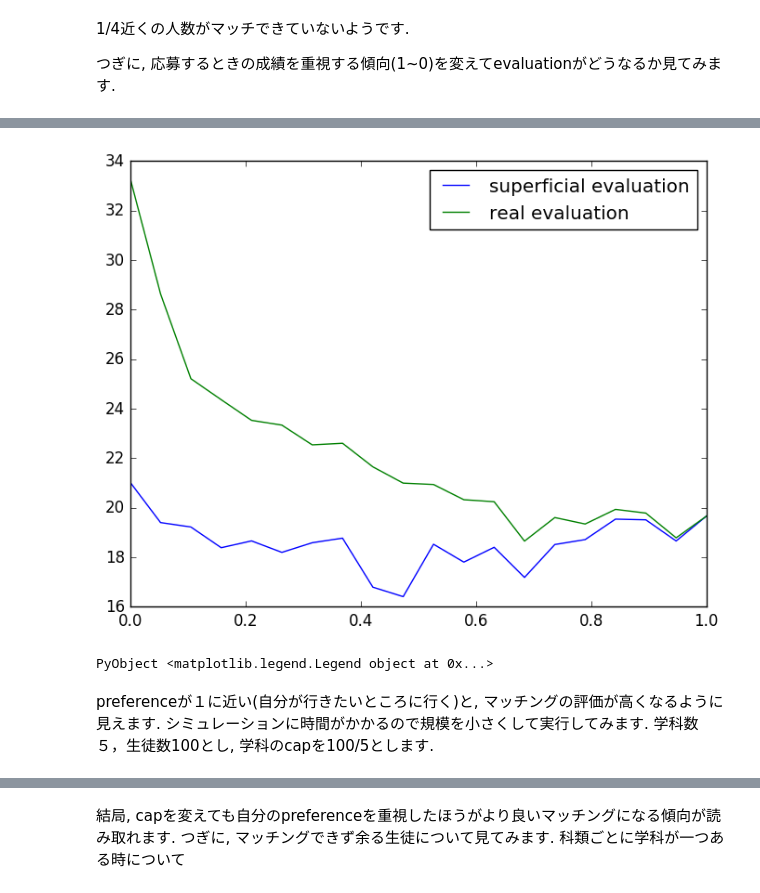
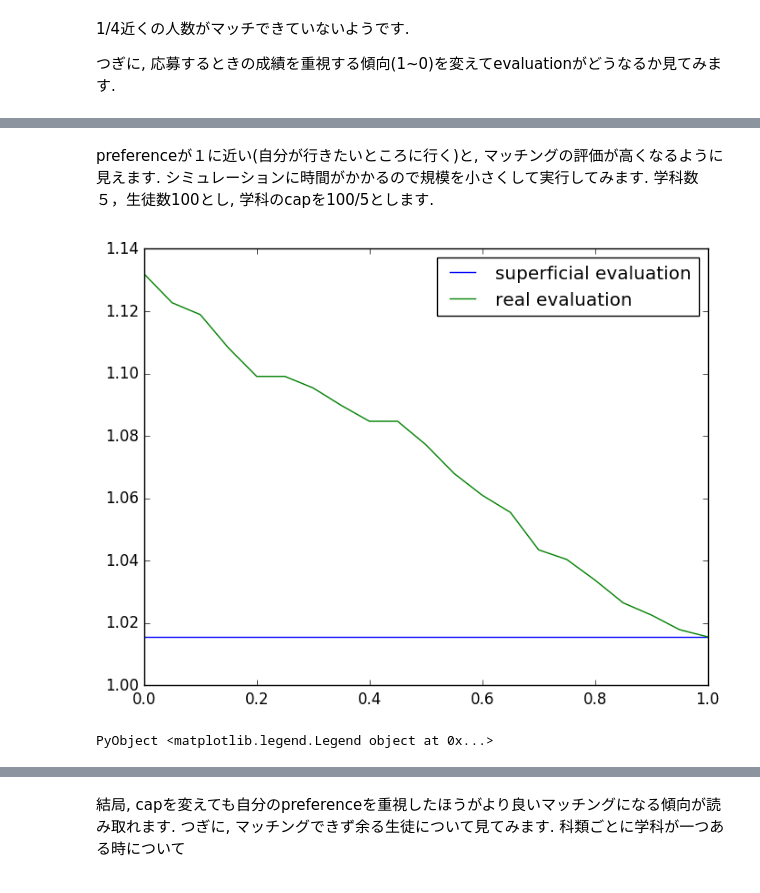
Before and after one commit to nswa17/-, a Jupyter notebook: demo.ipynb, the cells around one changed output, grey strips where cells are left out. Drawn from its saved outputs; the diff is of its cells as text; code cells hidden in the pictures.

```diff
--- a/demo.ipynb
+++ b/demo.ipynb
@@ -390,48 +350,59 @@ WARNING: replacing module DA
-# %%
-plot(preferences, akirameru, label="superficial evaluation")
-plot(preferences, akiramenai, label="real evaluation")
-legend()
-# %% [output]
-[figure, removed]
-PyObject <matplotlib.legend.Legend object at 0x...>
 # %% [markdown]
 preferenceが１に近い(自分が行きたいところに行く)と, マッチングの評価が高くなるように見えます. シミュレーションに時間がかかるので規模を小さくして実行してみます. 学科数５，生徒数100とし, 学科のcapを100/5とします.
 # %%
 faculty_num = 5
 students_num = 100
 cap = div(students_num, faculty_num)
 mu = 50
 sigma2 = 30
 sigma2_error = 5
-akiramenai = []
-akirameru = []
+ev_sups = []
+ev_reals = []
 preferences  = collect(0:0.05:1)
 loops = 100
-for preference in preferences
+for i in 1:loops
     ev_sup = []
     ev_real = []
-    for i in 1:loops
-        faculties_list = generate_faculties(faculty_num, students_num)
-        for f in faculties_list
-            f.cap = cap
+    faculties_list = generate_faculties(faculty_num, students_num)
+    for f in faculties_list
+        f.cap = cap
+    end
+    students_list = generate_students(students_num, mu, sigma2, sigma2_error, faculty_num, ()->0)
+    set_real_prefs_students(students_list, faculties_list)
+    set_prefs_faculties(faculties_list, students_list)
+    s_real_prefs = get_real_prefs(students_list)
+    for preference in preferences
+        for s in students_list
+            s.preference_first = preference
         end
-        students_list = generate_students(students_num, mu, sigma2, sigma2_error, faculty_num, ()->preference)
-
-        set_prefs_faculties(faculties_list, students_list)
         set_prefs_students(students_list, faculties_list)
-        set_real_prefs_students(students_list, faculties_list)
-        #println(faculties_list)
 
         s_prefs = generate_prefs(students_list)
         f_prefs = generate_prefs(faculties_list)
         caps = generate_caps(faculties_list)
 
-        s_real_prefs = get_real_prefs(students_list)
-
         s_matched, f_matched, indptr = DA.call_match(s_prefs, f_prefs, caps)
         push!(ev_sup,　evaluate_matched(s_matched, s_prefs))
         push!(ev_real, evaluate_matched(s_matched, s_real_prefs))
     end
-    push!(akirameru, mean(ev_sup))
-    push!(akiramenai, mean(ev_real))
+    push!(ev_sups, ev_sup)
+    push!(ev_reals, ev_real)
 end
+
+new_ev_sup = []
+for i in 1:length(ev_sups[1])
+    mean = sum([d[i] for d in ev_sups])/length(ev_sups)
+    push!(new_ev_sup, mean)
+end
+new_ev_real = []
+for i in 1:length(ev_reals[1])
+    mean = sum([d[i] for d in ev_reals])/length(ev_reals)
+    push!(new_ev_real, mean)
+end
+
+plot(preferences, new_ev_sup, label="superficial evaluation")
+plot(preferences, new_ev_real, label="real evaluation")
+legend()
+# %% [output]
+[figure, added]
+PyObject <matplotlib.legend.Legend object at 0x...>
```
Also changed, not shown: parts of 29 cells of this notebook.
